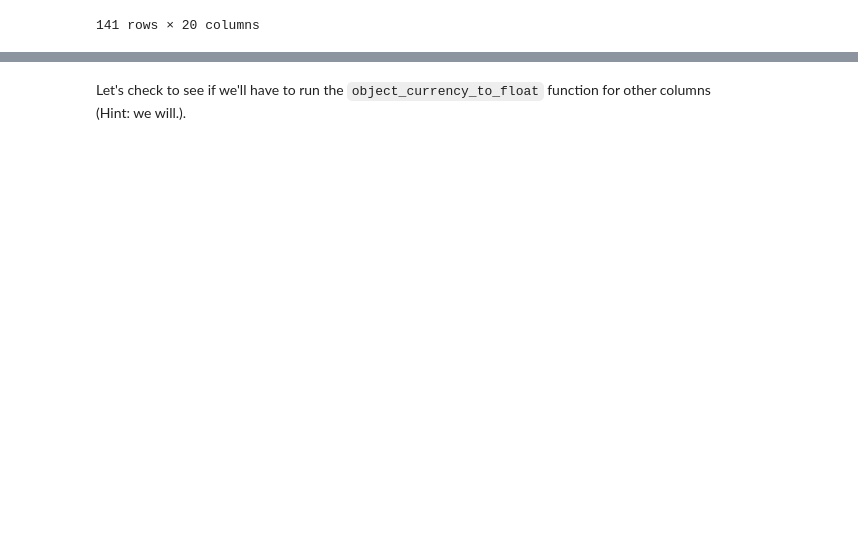
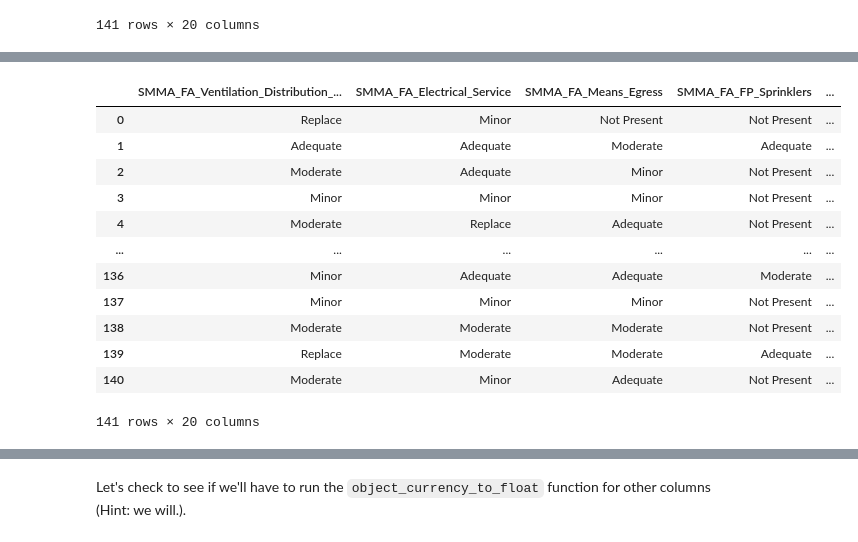
Before and after one commit to mike-laccavole/boston-public-schools-2015, a Jupyter notebook: notebooks/Untitled.ipynb, the cells around one changed output, grey strips where cells are left out. Saved outputs shown, nothing was run; the diff lists cells and outputs as text; code cells hidden in the pictures; blank space fills up the shorter version.

```diff
--- a/notebooks/Untitled.ipynb
+++ b/notebooks/Untitled.ipynb
@@ -343,0 +389,16 @@ bos.rename(columns = {' BPS_Electric_Bill ' : 'BPS_Electric_Bill'}, inplace = Tr
+# %%
+bos[bos.columns[60:80]]
+# %% [output]
+|  | SMMA_FA_Ventilation_Distribution_... | SMMA_FA_Electrical_Service | SMMA_FA_Means_Egress | SMMA_FA_FP_Sprinklers | ... |
+| 0 | Replace | Minor | Not Present | Not Present | ... |
+| 1 | Adequate | Adequate | Moderate | Adequate | ... |
+| 2 | Moderate | Adequate | Minor | Not Present | ... |
+| 3 | Minor | Minor | Minor | Not Present | ... |
+| 4 | Moderate | Replace | Adequate | Not Present | ... |
+| ... | ... | ... | ... | ... | ... |
+| 136 | Minor | Adequate | Adequate | Moderate | ... |
+| 137 | Minor | Minor | Minor | Not Present | ... |
+| 138 | Moderate | Moderate | Moderate | Not Present | ... |
+| 139 | Replace | Moderate | Moderate | Adequate | ... |
+| 140 | Moderate | Minor | Adequate | Not Present | ... |
+141 rows × 20 columns
```
Also changed, not shown: parts of 32 cells of this notebook.
